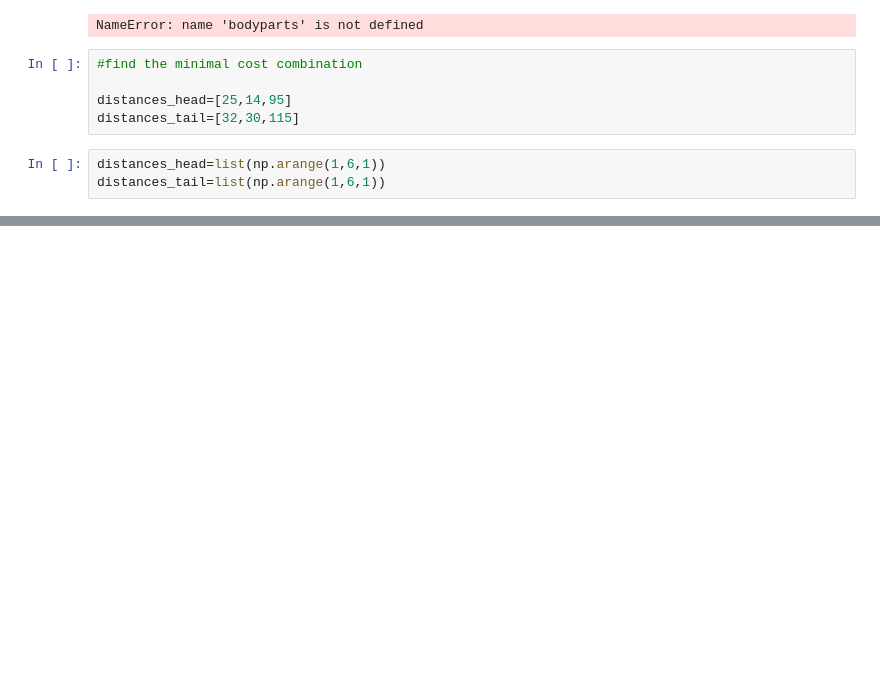
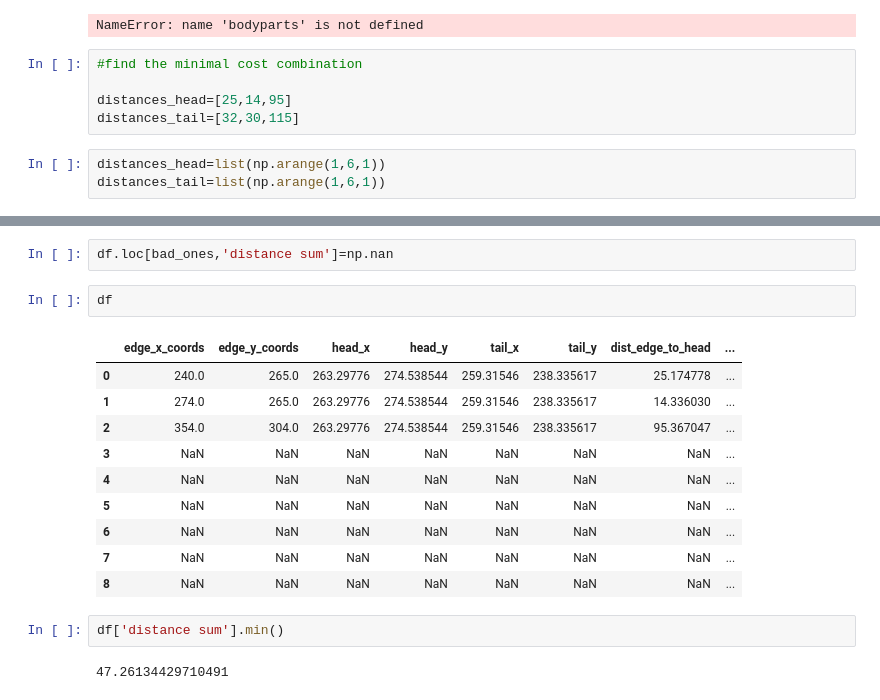
Before and after one commit to leonkontorovich/centerline_behavior_annotation, a Jupyter notebook: centerline/dev/Determine_Head_Tail.ipynb, the cells around one changed output, grey strips where cells are left out. Saved outputs shown, nothing was run; the diff lists cells and outputs as text; blank space fills up the shorter version.

```diff
--- a/centerline/dev/Determine_Head_Tail.ipynb
+++ b/centerline/dev/Determine_Head_Tail.ipynb
@@ -218,0 +386,19 @@ min_sum[0][0]
+# %%
+df.loc[bad_ones,'distance sum']=np.nan
+# %%
+df
+# %% [output]
+|  | edge_x_coords | edge_y_coords | head_x | head_y | tail_x | tail_y | dist_edge_to_head | ... |
+| 0 | 240.0 | 265.0 | 263.29776 | 274.538544 | 259.31546 | 238.335617 | 25.174778 | ... |
+| 1 | 274.0 | 265.0 | 263.29776 | 274.538544 | 259.31546 | 238.335617 | 14.336030 | ... |
+| 2 | 354.0 | 304.0 | 263.29776 | 274.538544 | 259.31546 | 238.335617 | 95.367047 | ... |
+| 3 | NaN | NaN | NaN | NaN | NaN | NaN | NaN | ... |
+| 4 | NaN | NaN | NaN | NaN | NaN | NaN | NaN | ... |
+| 5 | NaN | NaN | NaN | NaN | NaN | NaN | NaN | ... |
+| 6 | NaN | NaN | NaN | NaN | NaN | NaN | NaN | ... |
+| 7 | NaN | NaN | NaN | NaN | NaN | NaN | NaN | ... |
+| 8 | NaN | NaN | NaN | NaN | NaN | NaN | NaN | ... |
+# %%
+df['distance sum'].min()
+# %% [output]
+47.26134429710491
```
Also changed, not shown: parts of 51 cells of this notebook.
